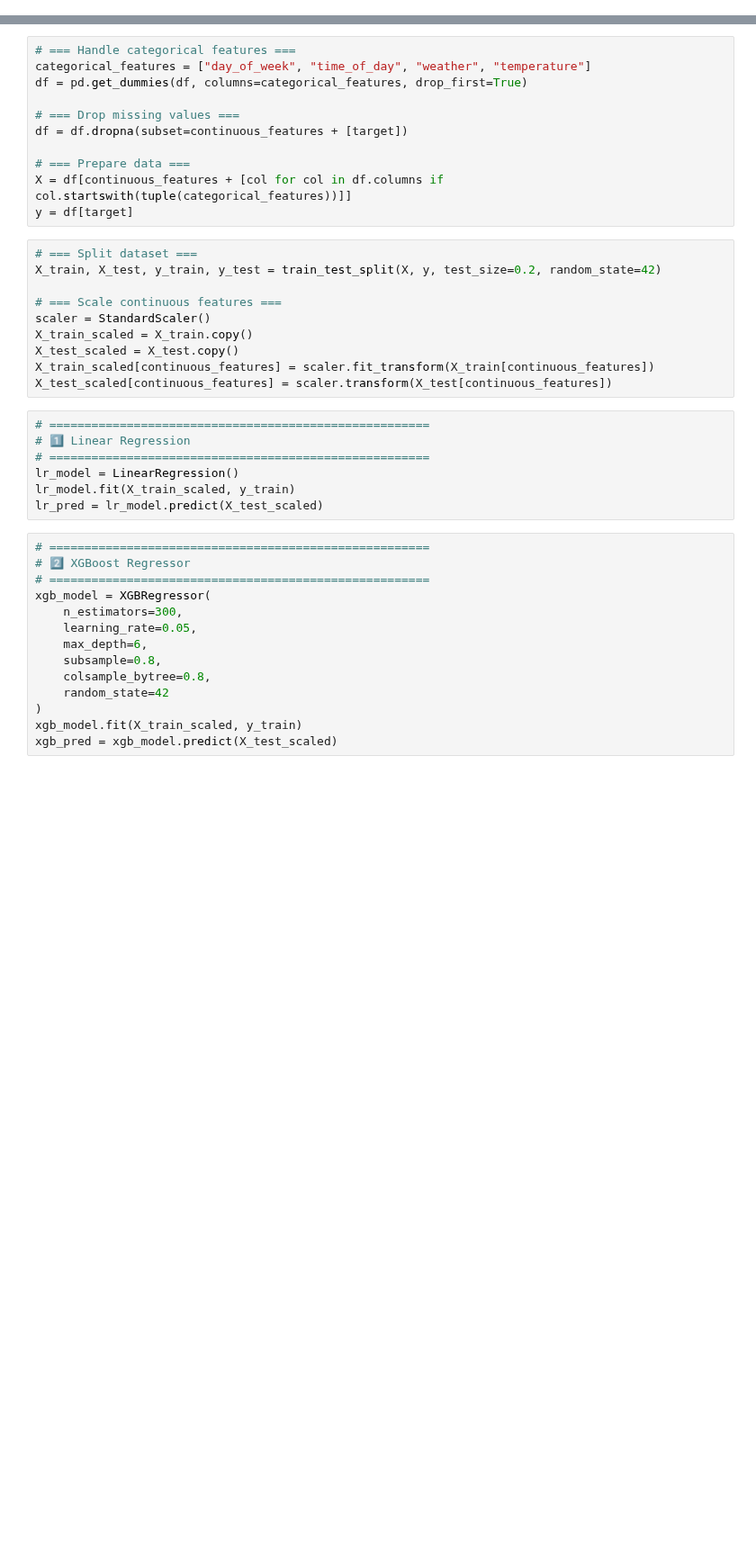
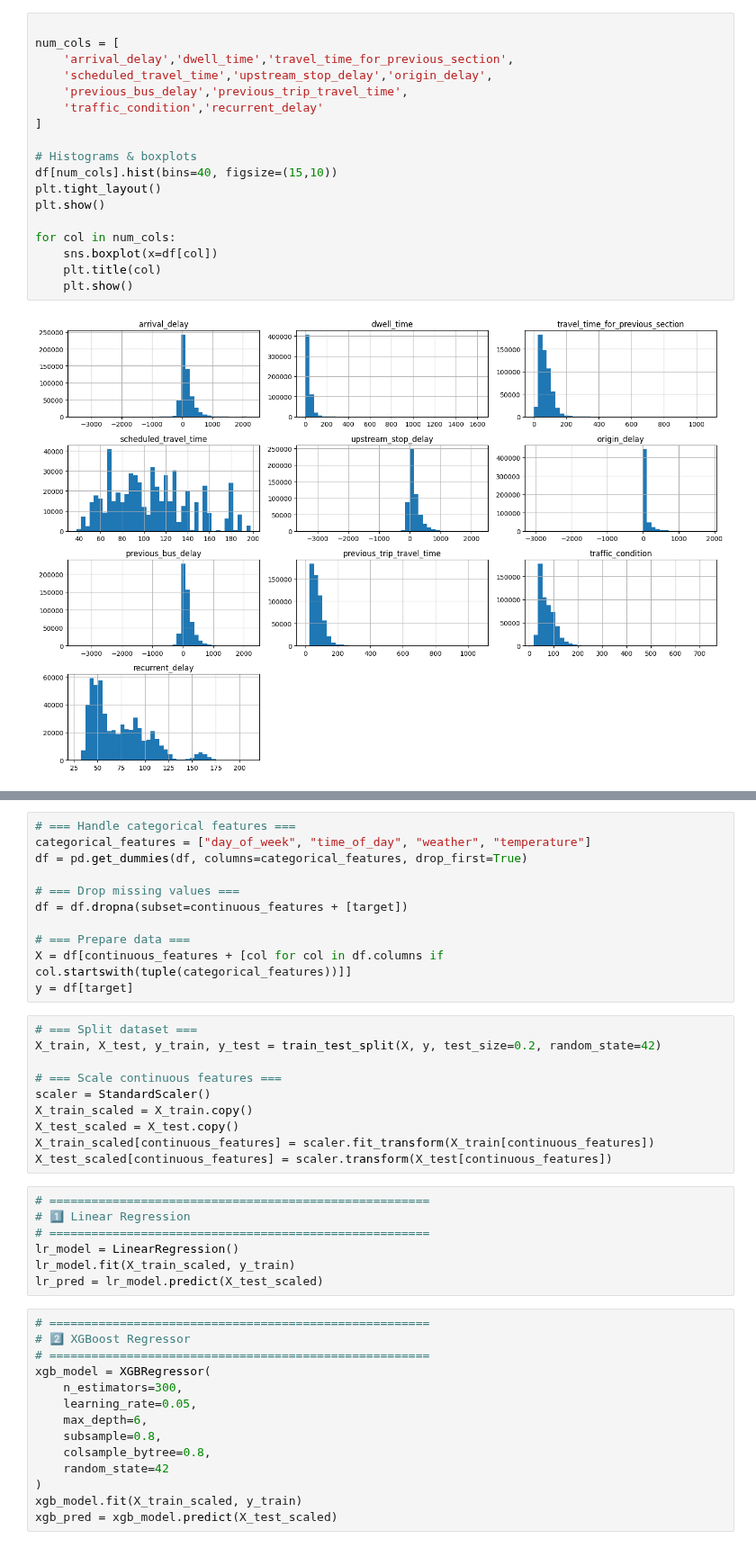
Before and after one commit to Zhiyuan-03/AI_in_Transportation_Exercise, a Jupyter notebook: Advanced-1-stop.ipynb, the cells around one changed output, grey strips where cells are left out. Shown at 90% size. Cells and saved outputs as stored; diff of their text form; blank space fills up the shorter version.

```diff
--- a/Advanced-1-stop.ipynb
+++ b/Advanced-1-stop.ipynb
@@ -9,0 +90,20 @@ uploaded = files.upload()
+# %%
+
+num_cols = [
+    'arrival_delay','dwell_time','travel_time_for_previous_section',
+    'scheduled_travel_time','upstream_stop_delay','origin_delay',
+    'previous_bus_delay','previous_trip_travel_time',
+    'traffic_condition','recurrent_delay'
+]
+
+# Histograms & boxplots
+df[num_cols].hist(bins=40, figsize=(15,10))
+plt.tight_layout()
+plt.show()
+
+for col in num_cols:
+    sns.boxplot(x=df[col])
+    plt.title(col)
+    plt.show()
+# %% [output]
+[figure, added]
```
Also changed, not shown: parts of 16 cells of this notebook.
